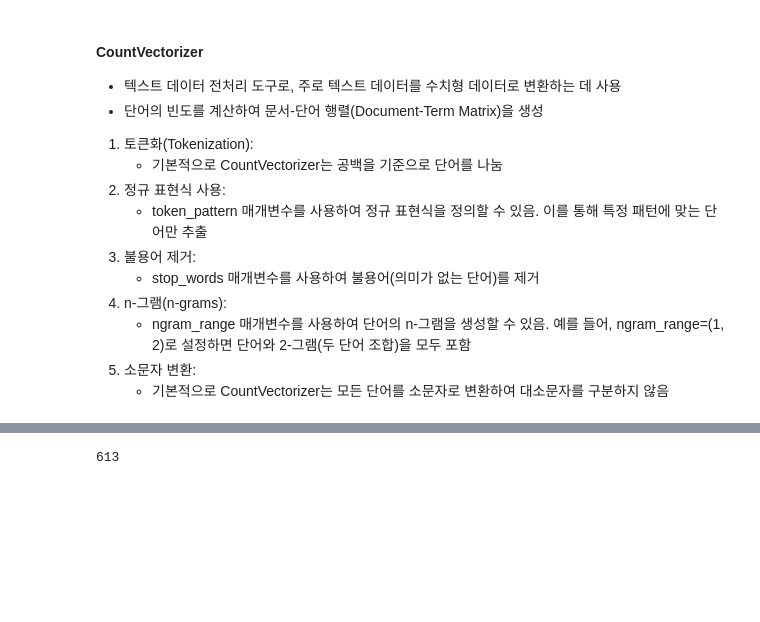
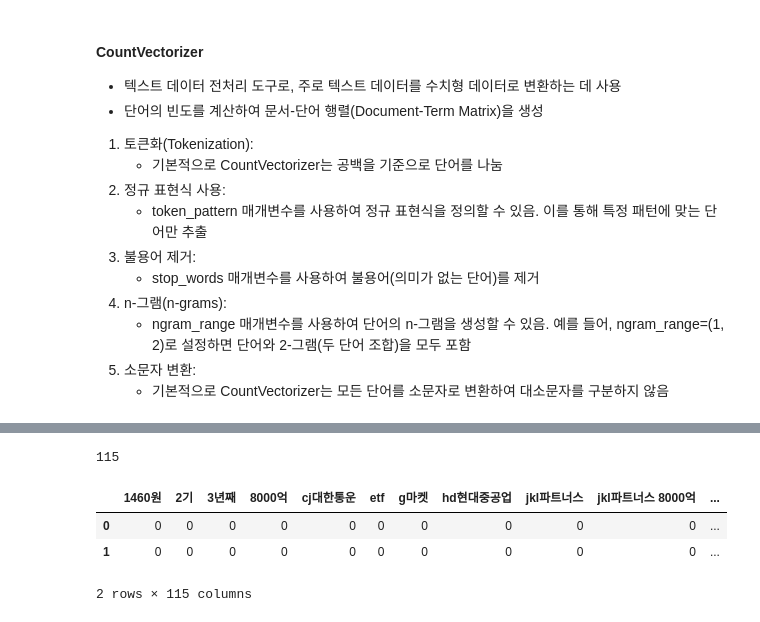
Before and after one commit to sang105kr/kdt_pythonstudy2, a Jupyter notebook: stock/증권뉴스_자연어처리2_RSS.ipynb, the cells around one changed output, grey strips where cells are left out. Drawn from its saved outputs; the diff is of its cells as text; code cells hidden in the pictures; blank space fills up the shorter version.

```diff
--- a/stock/증권뉴스_자연어처리2_RSS.ipynb
+++ b/stock/증권뉴스_자연어처리2_RSS.ipynb
@@ -3,12 +24,14 @@
 import pandas as pd
 import numpy as np
 # %%
-# 모든 컬럼을 출력하도록 설정
-pd.set_option('display.max_columns', None)  # None으로 설정하면 모든 컬럼 출력
-# 모든 행을 출력하도록 설정
-pd.set_option('display.max_rows', 50)  # None으로 설정하면 모든 행 출력
-# 모든 열의 최대 너비를 설정
-pd.set_option('display.max_colwidth', None) # None으로 설정하면 모든 내용을 출력
+# # 모든 컬럼을 출력하도록 설정
+# pd.set_option('display.max_columns', None)  # None으로 설정하면 모든 컬럼 출력 default:20
+# # 모든 행을 출력하도록 설정
+# pd.set_option('display.max_rows', 10)  # None으로 설정하면 모든 행 출력 default:50
+# # 모든 열의 최대 너비를 설정
+# pd.set_option('display.max_colwidth', 60) # None으로 설정하면 모든 내용을 출력 default:60
+# %%
+pd.set_option?
 # %%
 # 시각화 패키지
 import matplotlib.pyplot as plt
@@ -85,3 +111,3 @@ CountVectorizer?
 # %%
-cvect = CountVectorizer()
+cvect = CountVectorizer(max_df=5,min_df=2,ngram_range=(1,2))
 # %% [markdown]
@@ -108,9 +173,16 @@ array([[0, 0, 0, ..., 0, 0, 0],
 # %%
 cvect.get_feature_names_out().size
 # %% [output]
-613
+115
 # %%
 tmp = pd.DataFrame(X.toarray(), columns=cvect.get_feature_names_out())
+# %%
+tmp.head(2)
+# %% [output]
+|  | 1460원 | 2기 | 3년째 | 8000억 | cj대한통운 | etf | g마켓 | hd현대중공업 | jkl파트너스 | jkl파트너스 8000억 | ... |
+| 0 | 0 | 0 | 0 | 0 | 0 | 0 | 0 | 0 | 0 | 0 | ... |
+| 1 | 0 | 0 | 0 | 0 | 0 | 0 | 0 | 0 | 0 | 0 | ... |
+2 rows × 115 columns
 # %%
 tmp.sum().sort_values(ascending=False)
 # %% [output]
```
Also changed, not shown: parts of 23 cells of this notebook, 3 other files.
